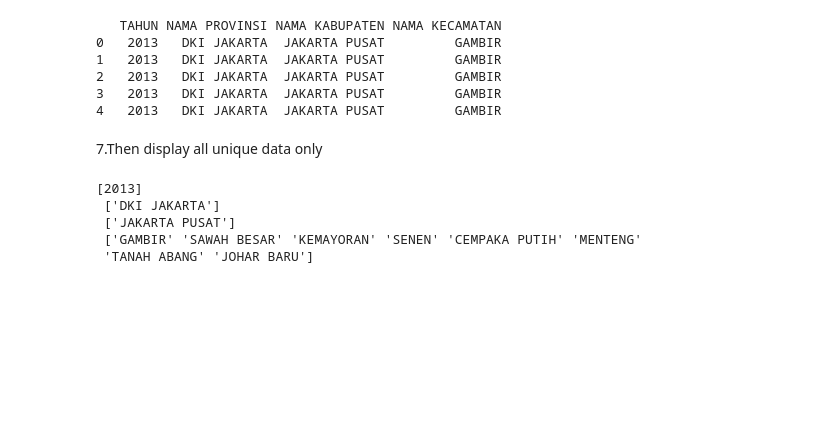
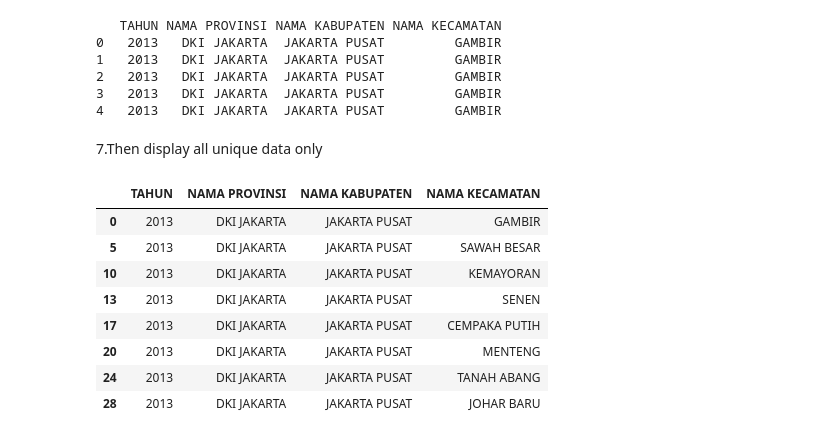
Before and after one commit to rahmaldrs/CAP, a Jupyter notebook: python/day3.ipynb, the cells around one changed output. Drawn from its saved outputs; the diff is of its cells as text; code cells hidden in the pictures; blank space fills up the shorter version.

```diff
--- a/python/day3.ipynb
+++ b/python/day3.ipynb
@@ -495,14 +544,15 @@ print(data[data['NAMA KECAMATAN'].str.contains('GAMBIR')])
 4   2013   DKI JAKARTA  JAKARTA PUSAT         GAMBIR
 # %% [markdown]
 7.Then display all unique data only
-# %%
-print(data['TAHUN'].unique(),'\n',
-      data['NAMA PROVINSI'].unique(),'\n',
-      data['NAMA KABUPATEN'].unique(),'\n',
-      data['NAMA KECAMATAN'].unique())
-# %% [output]
-[2013]
- ['DKI JAKARTA']
- ['JAKARTA PUSAT']
- ['GAMBIR' 'SAWAH BESAR' 'KEMAYORAN' 'SENEN' 'CEMPAKA PUTIH' 'MENTENG'
- 'TANAH ABANG' 'JOHAR BARU']
+# %%
+data.drop_duplicates()
+# %% [output]
+|  | TAHUN | NAMA PROVINSI | NAMA KABUPATEN | NAMA KECAMATAN |
+| 0 | 2013 | DKI JAKARTA | JAKARTA PUSAT | GAMBIR |
+| 5 | 2013 | DKI JAKARTA | JAKARTA PUSAT | SAWAH BESAR |
+| 10 | 2013 | DKI JAKARTA | JAKARTA PUSAT | KEMAYORAN |
+| 13 | 2013 | DKI JAKARTA | JAKARTA PUSAT | SENEN |
+| 17 | 2013 | DKI JAKARTA | JAKARTA PUSAT | CEMPAKA PUTIH |
+| 20 | 2013 | DKI JAKARTA | JAKARTA PUSAT | MENTENG |
+| 24 | 2013 | DKI JAKARTA | JAKARTA PUSAT | TANAH ABANG |
+| 28 | 2013 | DKI JAKARTA | JAKARTA PUSAT | JOHAR BARU |
```
Also changed, not shown: parts of 8 cells of this notebook.
